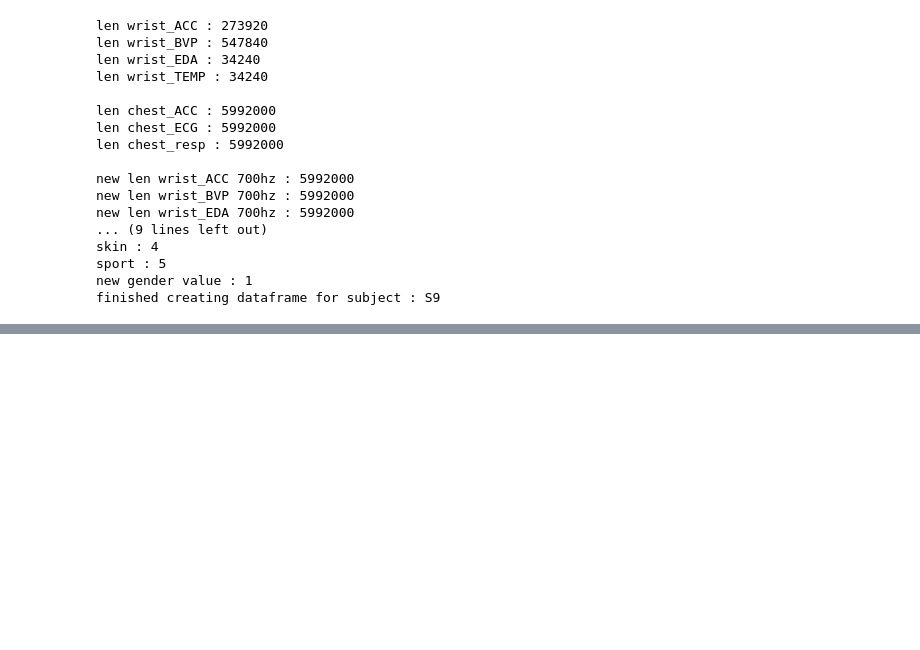
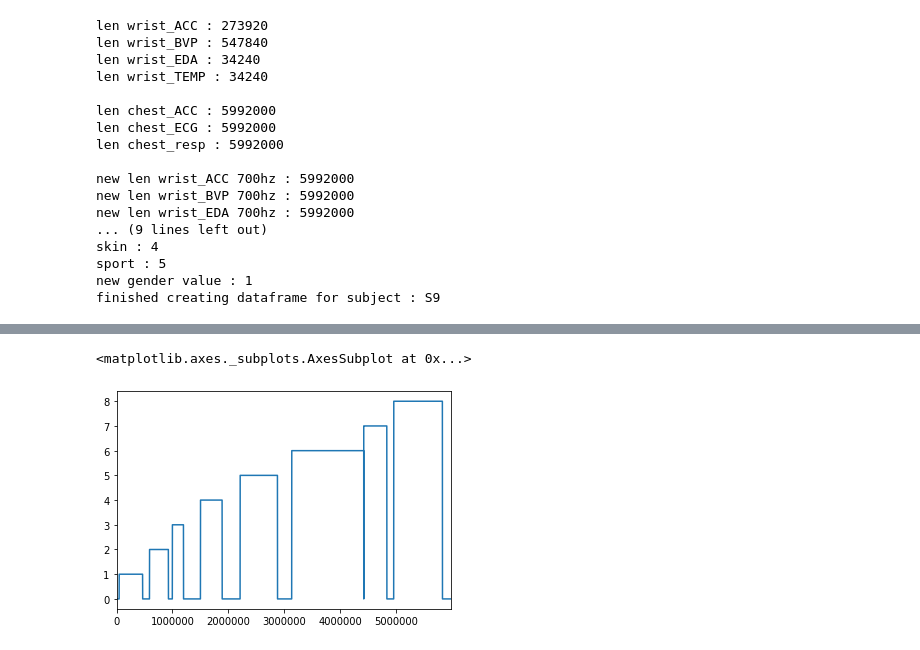
Before and after one commit to GailletLouis/Python_for_data_analysis, a Jupyter notebook: script.ipynb, the cells around one changed output, grey strips where cells are left out. Cells and saved outputs as stored; diff of their text form; code cells hidden in the pictures; blank space fills up the shorter version.

Commit message:
plotting a few parameters

```diff
--- a/script.ipynb
+++ b/script.ipynb
@@ -162,7 +163,8 @@ def create_pd_dataframe(pkl_data):
 
 
     # Create dataframe
-    data = {'age':age_list, \
+    data = {'activity':np.array(activity_700hz)[:,0], \
+            'age':age_list, \
             'gender':gender_list, \
             'height':height_list, \
             'weight':weight_list, \
@@ -243,0 +250,5 @@ Finished with 15
+# %%
+frame_8['activity'].plot.line()
+# %% [output]
+<matplotlib.axes._subplots.AxesSubplot at 0x...>
+[figure, added]
```
Also changed, not shown: parts of 8 cells of this notebook.
